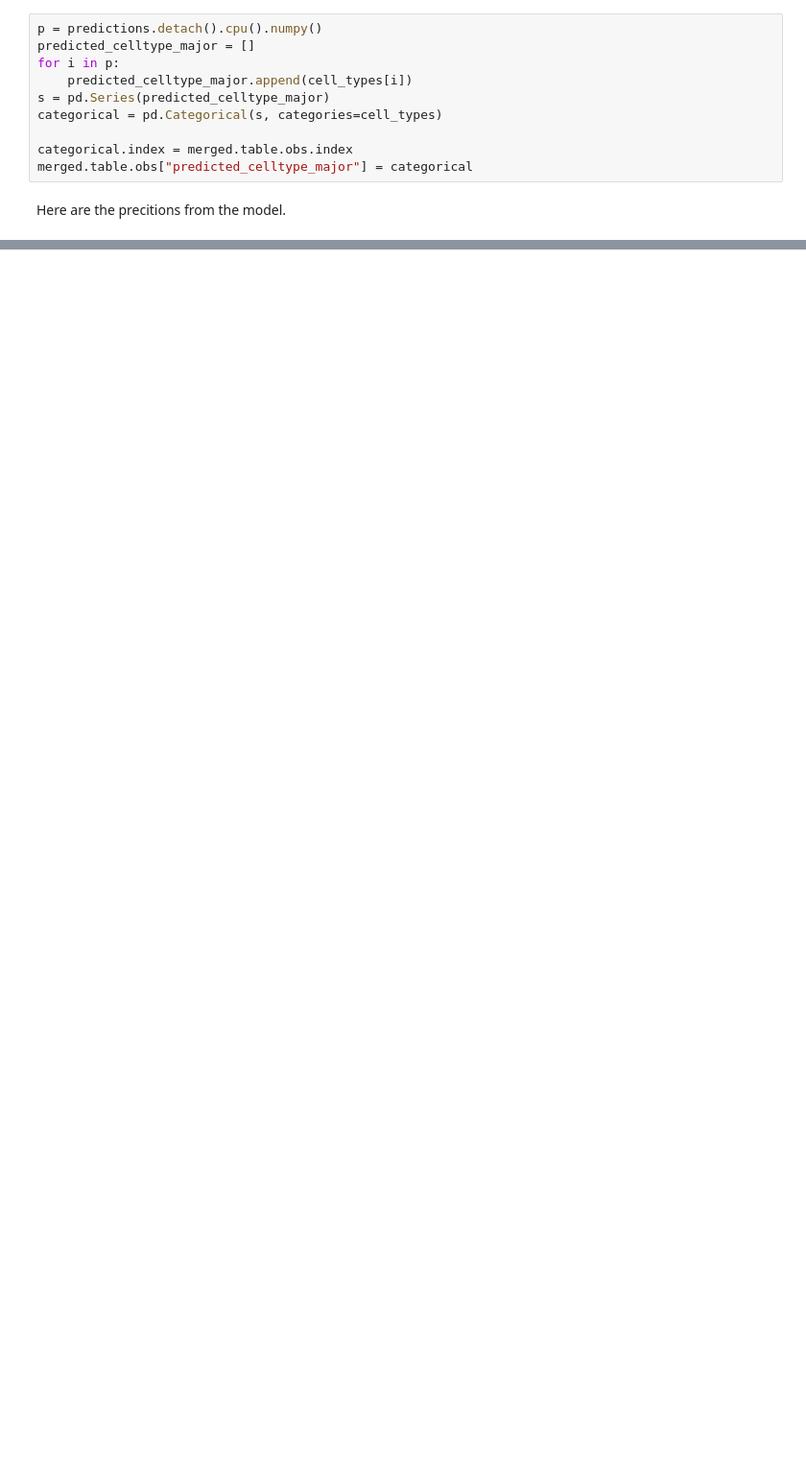
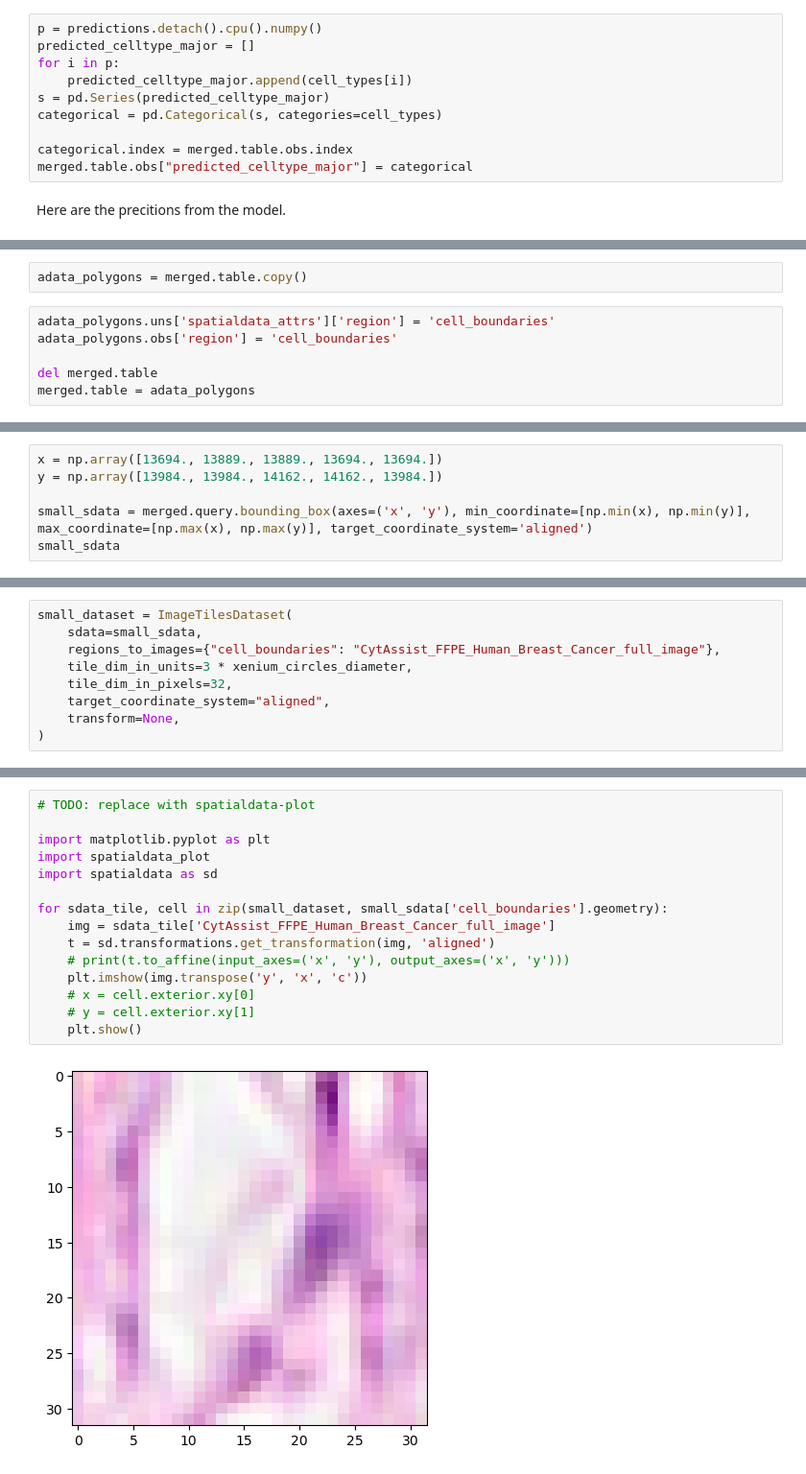
Before and after one commit to scverse/spatialdata-notebooks, a Jupyter notebook: notebooks/examples/densenet.ipynb, the cells around one changed output, grey strips where cells are left out. Shown at 96% size. Drawn from its saved outputs; the diff is of its cells as text; blank space fills up the shorter version.

Commit message:
added tiles plots in densenet example

```diff
--- a/notebooks/examples/densenet.ipynb
+++ b/notebooks/examples/densenet.ipynb
@@ -546,0 +611,8 @@ Interactive(merged)
+# %%
+adata_polygons = merged.table.copy()
+# %%
+adata_polygons.uns['spatialdata_attrs']['region'] = 'cell_boundaries'
+adata_polygons.obs['region'] = 'cell_boundaries'
+
+del merged.table
+merged.table = adata_polygons
@@ -546,0 +643,6 @@ Interactive(merged)
+# %%
+x = np.array([13694., 13889., 13889., 13694., 13694.])
+y = np.array([13984., 13984., 14162., 14162., 13984.])
+
+small_sdata = merged.query.bounding_box(axes=('x', 'y'), min_coordinate=[np.min(x), np.min(y)], max_coordinate=[np.max(x), np.max(y)], target_coordinate_system='aligned')
+small_sdata
@@ -546,0 +678,9 @@ Interactive(merged)
+# %%
+small_dataset = ImageTilesDataset(
+    sdata=small_sdata,
+    regions_to_images={"cell_boundaries": "CytAssist_FFPE_Human_Breast_Cancer_full_image"},
+    tile_dim_in_units=3 * xenium_circles_diameter,
+    tile_dim_in_pixels=32,
+    target_coordinate_system="aligned",
+    transform=None,
+)
@@ -546,0 +702,17 @@ Interactive(merged)
+# %%
+# TODO: replace with spatialdata-plot
+
+import matplotlib.pyplot as plt
+import spatialdata_plot
+import spatialdata as sd
+
+for sdata_tile, cell in zip(small_dataset, small_sdata['cell_boundaries'].geometry):
+    img = sdata_tile['CytAssist_FFPE_Human_Breast_Cancer_full_image']
+    t = sd.transformations.get_transformation(img, 'aligned')
+    # print(t.to_affine(input_axes=('x', 'y'), output_axes=('x', 'y')))
+    plt.imshow(img.transpose('y', 'x', 'c'))
+    # x = cell.exterior.xy[0]
+    # y = cell.exterior.xy[1]
+    plt.show()
+# %% [output]
+[figure, added]
```
Also changed, not shown: parts of 20 cells of this notebook.
